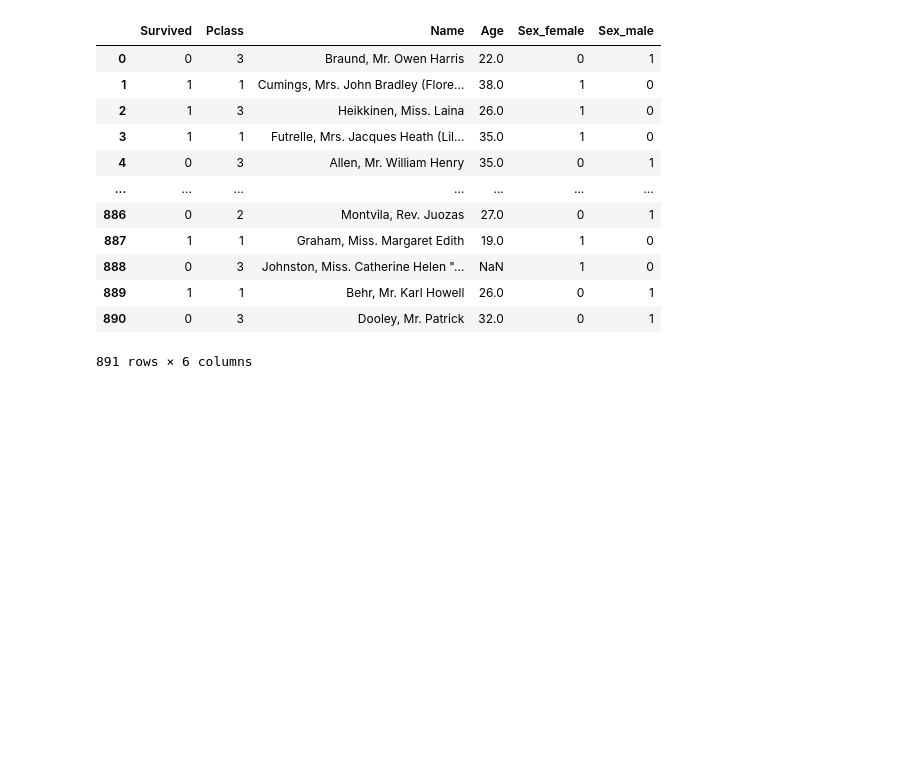
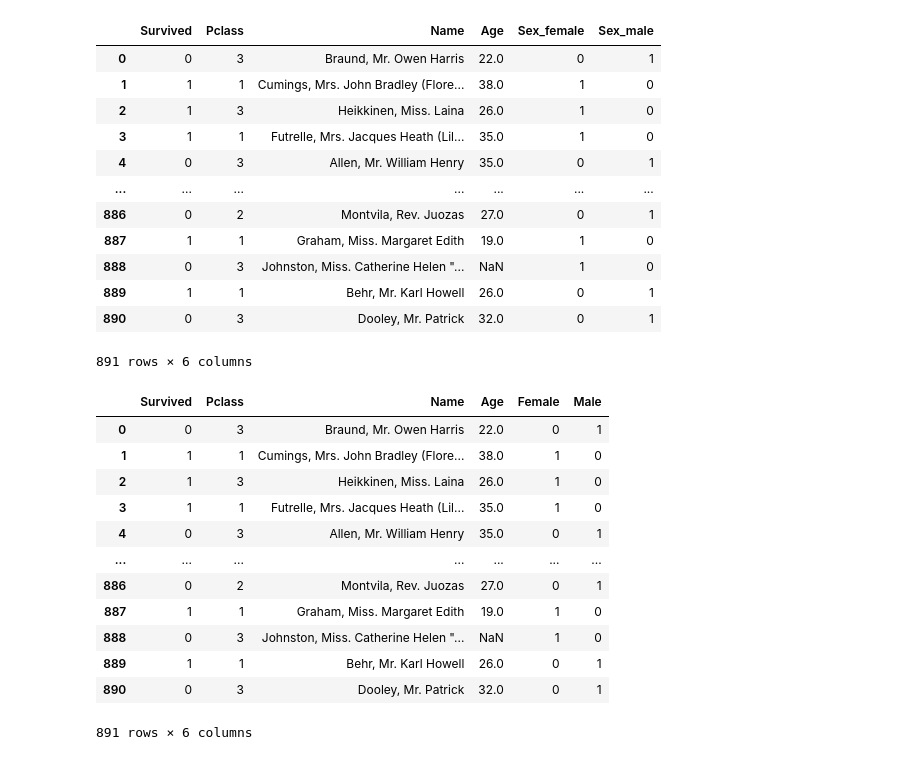
Before and after one commit to shota98501/Data_Scientist, a Jupyter notebook: Kaggle/Titanic/Data_Analysis/Titanic.ipynb, the cells around one changed output. Drawn from its saved outputs; the diff is of its cells as text; code cells hidden in the pictures; blank space fills up the shorter version.

```diff
--- a/Kaggle/Titanic/Data_Analysis/Titanic.ipynb
+++ b/Kaggle/Titanic/Data_Analysis/Titanic.ipynb
@@ -183,3 +183,20 @@ Sex_dummies
 | 889 | 1 | 1 | Behr, Mr. Karl Howell | 26.0 | 0 | 1 |
 | 890 | 0 | 3 | Dooley, Mr. Patrick | 32.0 | 0 | 1 |
 891 rows × 6 columns
+# %%
+Main = Sex_dummies.rename(columns={"Sex_female" : "Female", "Sex_male" : "Male"})
+Main
+# %% [output]
+|  | Survived | Pclass | Name | Age | Female | Male |
+| 0 | 0 | 3 | Braund, Mr. Owen Harris | 22.0 | 0 | 1 |
+| 1 | 1 | 1 | Cumings, Mrs. John Bradley (Flore... | 38.0 | 1 | 0 |
+| 2 | 1 | 3 | Heikkinen, Miss. Laina | 26.0 | 1 | 0 |
+| 3 | 1 | 1 | Futrelle, Mrs. Jacques Heath (Lil... | 35.0 | 1 | 0 |
+| 4 | 0 | 3 | Allen, Mr. William Henry | 35.0 | 0 | 1 |
+| ... | ... | ... | ... | ... | ... | ... |
+| 886 | 0 | 2 | Montvila, Rev. Juozas | 27.0 | 0 | 1 |
+| 887 | 1 | 1 | Graham, Miss. Margaret Edith | 19.0 | 1 | 0 |
+| 888 | 0 | 3 | Johnston, Miss. Catherine Helen "... | NaN | 1 | 0 |
+| 889 | 1 | 1 | Behr, Mr. Karl Howell | 26.0 | 0 | 1 |
+| 890 | 0 | 3 | Dooley, Mr. Patrick | 32.0 | 0 | 1 |
+891 rows × 6 columns
```
